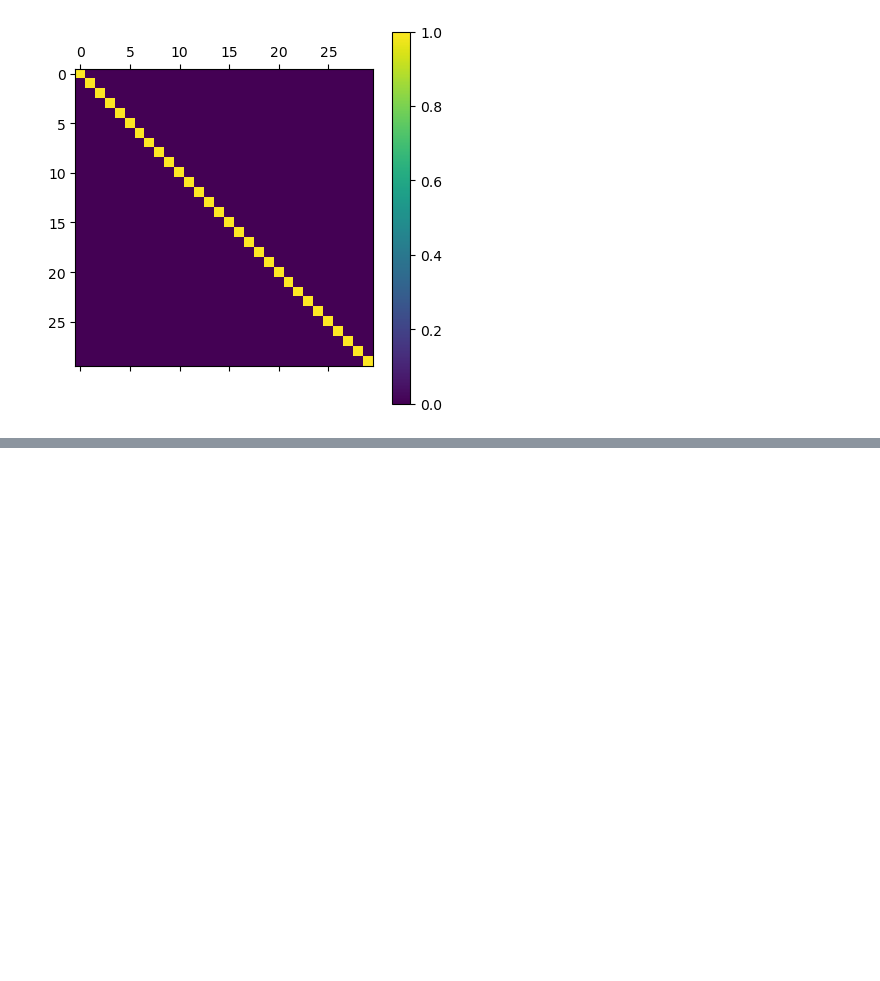
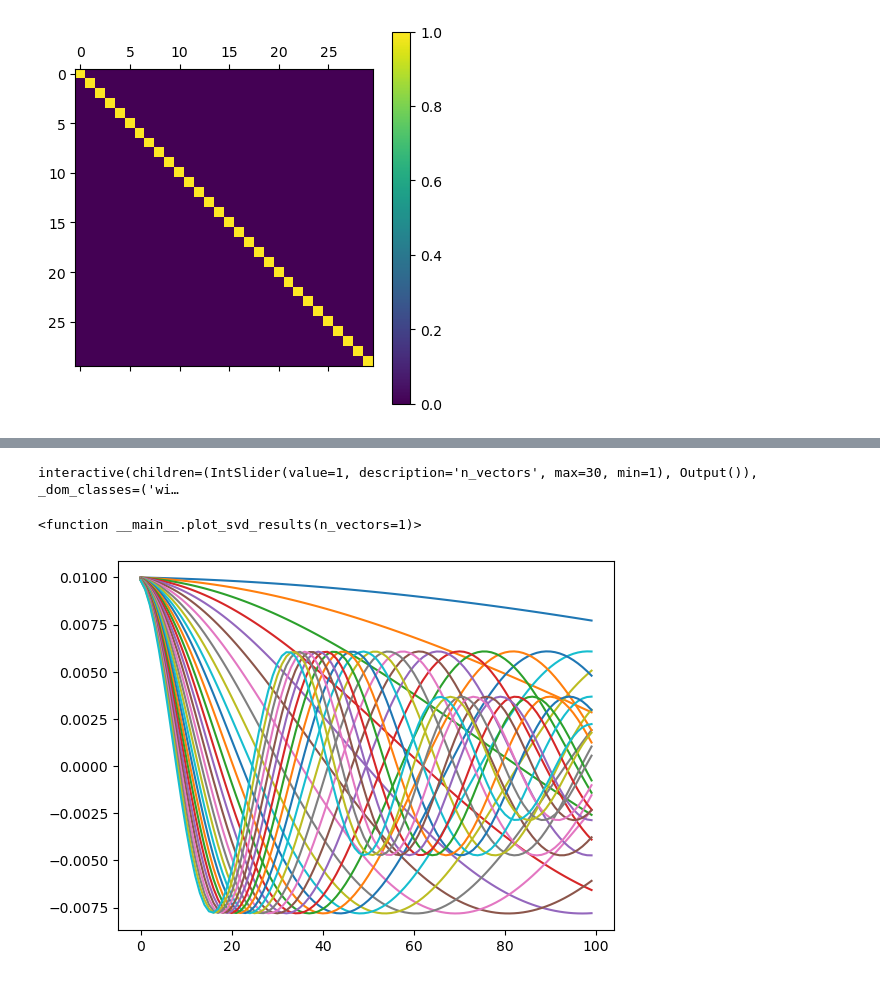
Before and after one commit to lheagy/eosc-454, a Jupyter notebook: lectures/linear-problem.ipynb, the cells around one changed output, grey strips where cells are left out. Saved outputs shown, nothing was run; the diff lists cells and outputs as text; code cells hidden in the pictures; blank space fills up the shorter version.

```diff
--- a/lectures/linear-problem.ipynb
+++ b/lectures/linear-problem.ipynb
@@ -435,0 +512,12 @@ plt.colorbar(plt.matshow(V.T @ V))
+# %%
+ipywidgets.interact(
+    plot_svd_results,
+    n_vectors = ipywidgets.IntSlider(min=1, max=n_kernels, value=1)
+)
+# %% [output]
+interactive(children=(IntSlider(value=1, description='n_vectors', max=30, min=1), Output()), _dom_classes=('wi…
+<function __main__.plot_svd_results(n_vectors=1)>
+# %%
+plt.plot(G.T);
+# %% [output]
+[figure, added]
```
Also changed, not shown: parts of 17 cells of this notebook.
